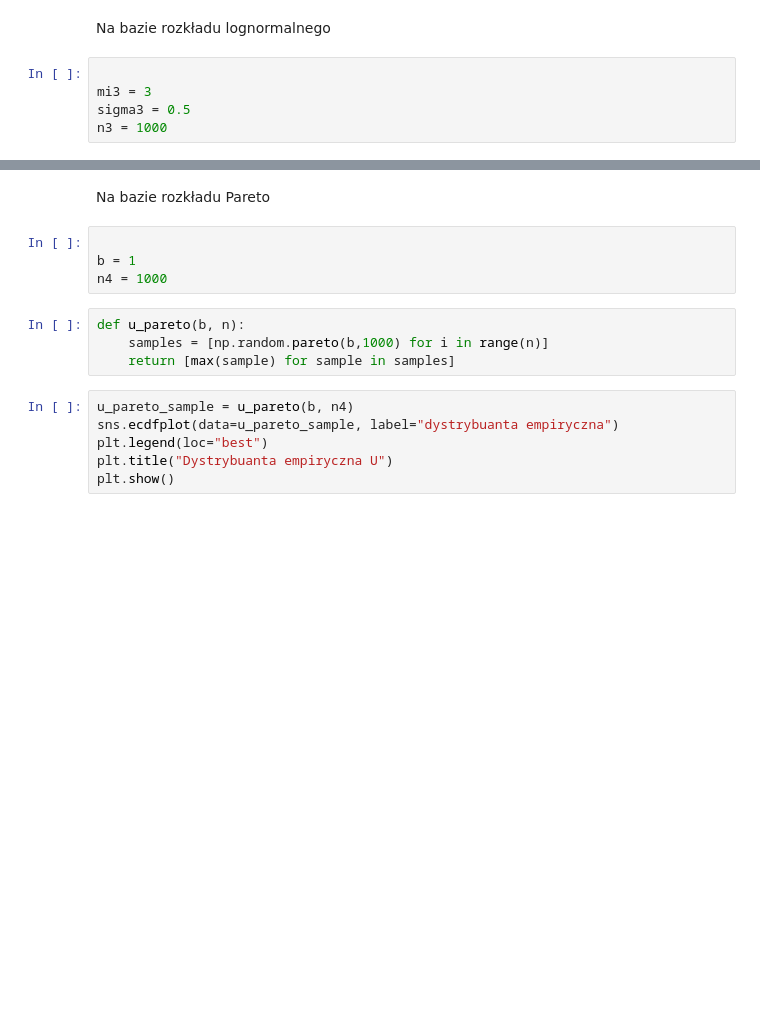
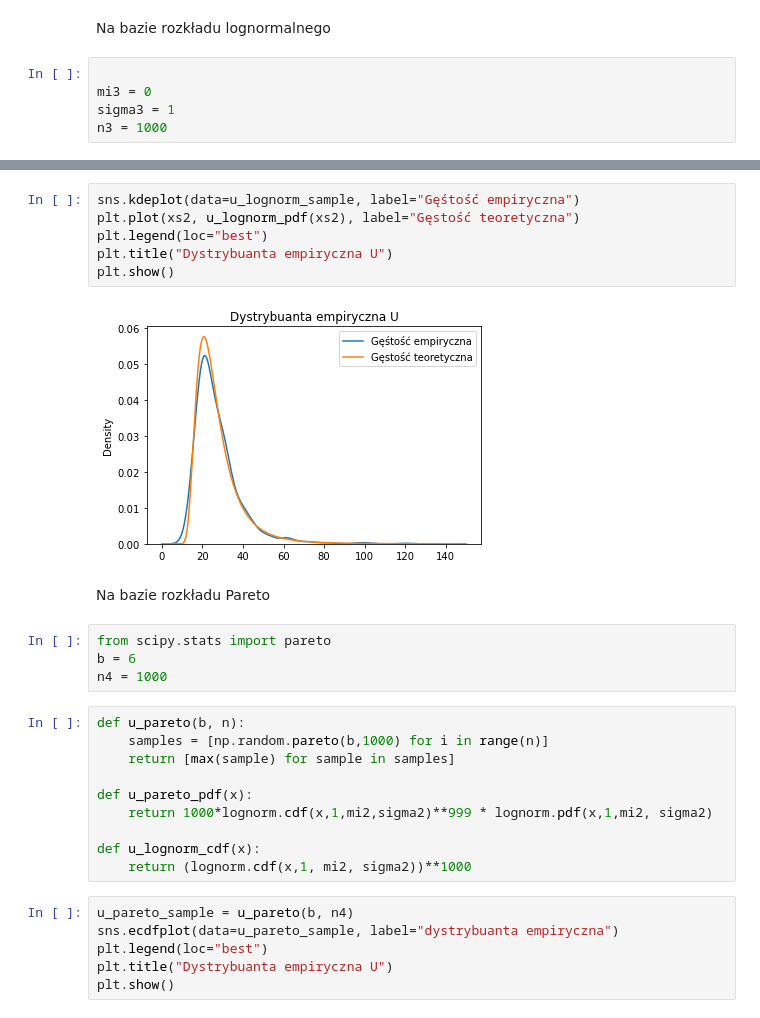
Before and after one commit to rafglo/Statystyka-stosowana, a Jupyter notebook: lista4.ipynb, the cells around one changed output, grey strips where cells are left out. Saved outputs shown, nothing was run; the diff lists cells and outputs as text; blank space fills up the shorter version.

```diff
--- a/lista4.ipynb
+++ b/lista4.ipynb
@@ -46,8 +99,8 @@ plt.show()
 Na bazie rozkładu lognormalnego
 # %%
 
-mi3 = 3
-sigma3 = 0.5
+mi3 = 0
+sigma3 = 1
 n3 = 1000
 # %%
 def u_lognormal(mi, sigma, n):
@@ -64,13 +125,27 @@ plt.show()
+# %%
+sns.kdeplot(data=u_lognorm_sample, label="Gęśtość empiryczna")
+plt.plot(xs2, u_lognorm_pdf(xs2), label="Gęstość teoretyczna")
+plt.legend(loc="best")
+plt.title("Dystrybuanta empiryczna U")
+plt.show()
+# %% [output]
+[figure, added]
 # %% [markdown]
 Na bazie rozkładu Pareto
-# %%
-
-b = 1
-n4 = 1000
+# %%
+from scipy.stats import pareto
+b = 6
+n4 = 1000
 # %%
 def u_pareto(b, n):
     samples = [np.random.pareto(b,1000) for i in range(n)]
     return [max(sample) for sample in samples]
+
+def u_pareto_pdf(x):
+    return 1000*lognorm.cdf(x,1,mi2,sigma2)**999 * lognorm.pdf(x,1,mi2, sigma2)
+
+def u_lognorm_cdf(x):
+    return (lognorm.cdf(x,1, mi2, sigma2))**1000
 # %%
 u_pareto_sample = u_pareto(b, n4)
 sns.ecdfplot(data=u_pareto_sample, label="dystrybuanta empiryczna")
```
Also changed, not shown: parts of 15 cells of this notebook.
